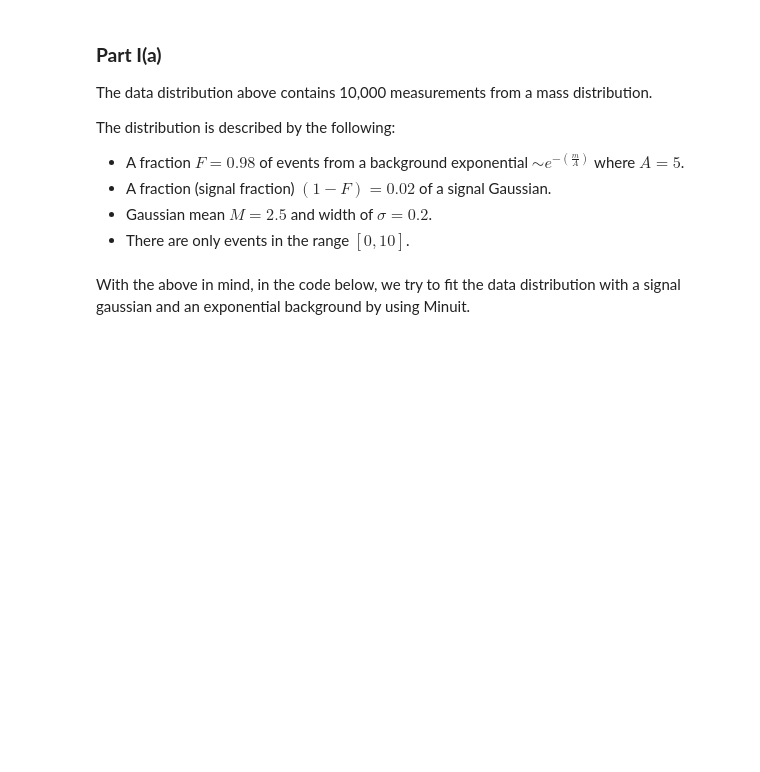
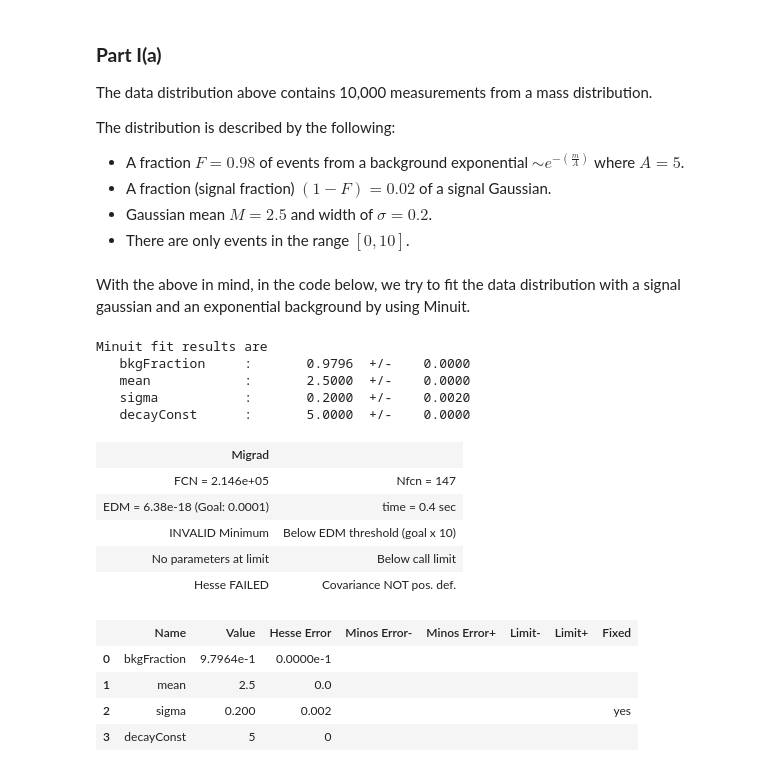
Before and after one commit to wly-wang/DAML23-24, a Jupyter notebook: Wk10/s2106059_CP6_Wk10.ipynb, the cells around one changed output. Saved outputs shown, nothing was run; the diff lists cells and outputs as text; code cells hidden in the pictures; blank space fills up the shorter version.

Commit message:
add bugged part I of cp6 and .gitignore

```diff
--- a/Wk10/s2106059_CP6_Wk10.ipynb
+++ b/Wk10/s2106059_CP6_Wk10.ipynb
@@ -86,15 +110,15 @@ class Gaussian(object):
 class Exponential(object):
 
     # Constructor
-    def __init__(self, loBound, hiBound, params):
+    def __init__(self, loBound, hiBound, decayConst):
         self.loBound = loBound
         self.hiBound = hiBound
-        self.setParameters(params)
-        self.max = find_max(self.evaluate, self.lolimit, self.hilimit)
+        self.decayConst = decayConst
+        self.max = find_max(self.evaluate, self.loBound, self.hiBound)
 
     # Set parameters
-    def setParameters(self, params):
-        self.lifetime = params[0]
+    def setParameters(self, decayConst):
+        self.decayConst = decayConst
 
      # Returns max value of function
     def maxVal(self) :
@@ -102,6 +126,6 @@ class Exponential(object):
 
     # Evaluate method (un-normalised)
     def evaluate(self, t):
-        part1 = 1./np.abs(self.lifetime) * np.exp(-t/self.lifetime)
-        norm1 =np.exp(-self.loBound/self.lifetime) - np.exp(-self.hiBound/self.lifetime)
+        part1 = 1./np.abs(self.decayConst) * np.exp(-t/self.decayConst)
+        norm1 =np.exp(-self.loBound/self.decayConst) - np.exp(-self.hiBound/self.decayConst)
         return part1/norm1
@@ -159,0 +286,46 @@ With the above in mind, in the code below, we try to fit the data distribution w
+# %%
+# define the parameters
+    #loBound = 0.
+    #hiBound = 10.
+    # Define fit parameters in a dictionary
+init_params = {
+    "bkgFraction":              0.98,
+    "mean":                     2.5,
+    "sigma":                    0.2,
+    "decayConst":               5.,
+}
+
+
+    # First initialize the pdf classes for function we use to fit, and the fitting statistics
+pdf = GausSignalWithExpBkg(loBound=loBound, hiBound=hiBound, **init_params)
+fit_stats = NegativeLLcalculator(pdf, data_evts)
+
+    # Initialize iminuit minimizer
+minimizer = Minuit(fit_stats.evaluateGausSignalWithExpBkg, **init_params)
+
+    # Set the error difference to 0.5 (we are using NegativeLL)
+minimizer.errordef = 0.5
+
+minimizer.fixed['sigma'] = True
+
+    #Fit for best parameters
+mresult = minimizer.migrad()
+showIminuitResult(minimizer, init_params)
+mresult
+# %% [output]
+Minuit fit results are
+   bkgFraction     :       0.9796  +/-    0.0000
+   mean            :       2.5000  +/-    0.0000
+   sigma           :       0.2000  +/-    0.0020
+   decayConst      :       5.0000  +/-    0.0000
+| Migrad |  |
+| FCN = 2.146e+05 | Nfcn = 147 |
+| EDM = 6.38e-18 (Goal: 0.0001) | time = 0.4 sec |
+| INVALID Minimum | Below EDM threshold (goal x 10) |
+| No parameters at limit | Below call limit |
+| Hesse FAILED | Covariance NOT pos. def. |
+|  | Name | Value | Hesse Error | Minos Error- | Minos Error+ | Limit- | Limit+ | Fixed |
+| 0 | bkgFraction | 9.7964e-1 | 0.0000e-1 |  |  |  |  |  |
+| 1 | mean | 2.5 | 0.0 |  |  |  |  |  |
+| 2 | sigma | 0.200 | 0.002 |  |  |  |  | yes |
+| 3 | decayConst | 5 | 0 |  |  |  |  |  |
```
Also changed, not shown: parts of 7 cells of this notebook, 1 other file.
